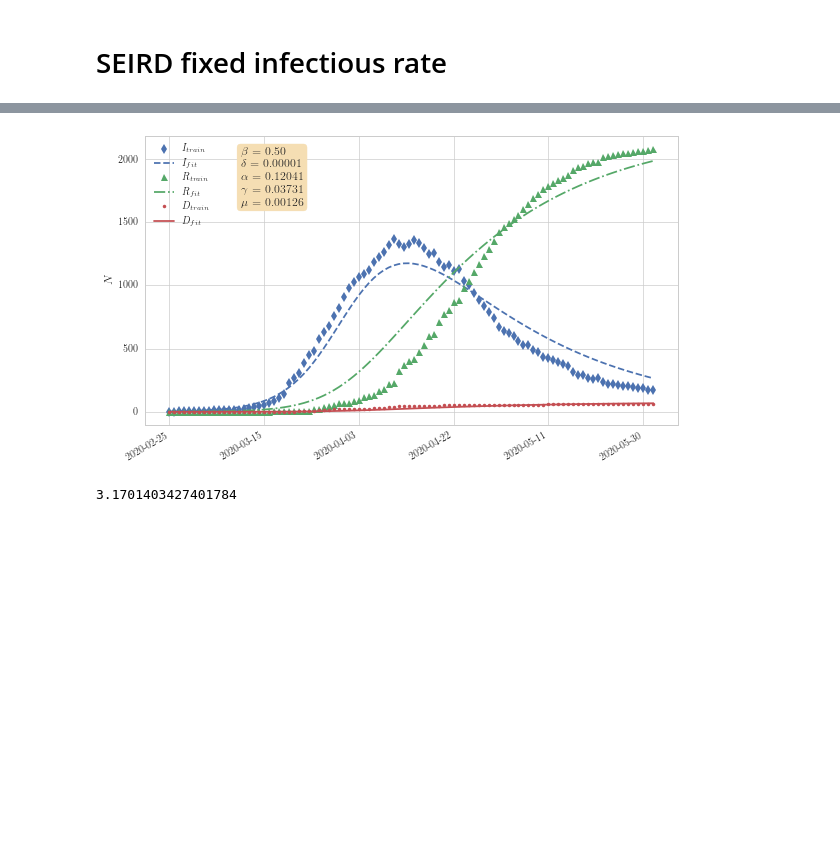
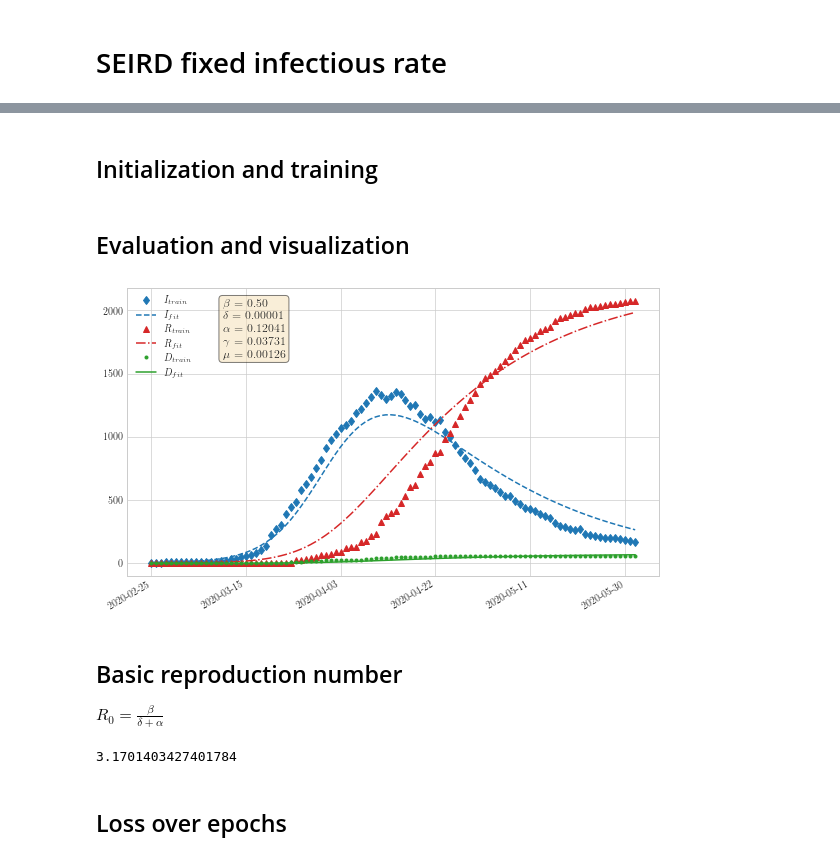
Before and after one commit to akapet00/covid-19-modelling-croatia, a Jupyter notebook: notebooks/05-SEIRD-fixed-infectious-rate-modeling.ipynb, the cells around one changed output, grey strips where cells are left out. Saved outputs shown, nothing was run; the diff lists cells and outputs as text; code cells hidden in the pictures; blank space fills up the shorter version.

```diff
--- a/notebooks/05-SEIRD-fixed-infectious-rate-modeling.ipynb
+++ b/notebooks/05-SEIRD-fixed-infectious-rate-modeling.ipynb
@@ -25,4 +27,4 @@ plt.rcParams.update({
     'ytick.labelsize': 10,
     'figure.figsize': (4.774*2, 2.950*2)
 })
-b, g, r = plt.rcParams['axes.prop_cycle'].by_key()['color'][:3]
+b, o, g, r = plt.rcParams['axes.prop_cycle'].by_key()['color'][:4]
@@ -145 +158,3 @@ model = SEIRD_model()
+# %% [markdown]
+## Initialization and training
 # %%
@@ -146,47 +162,51 @@ model = SEIRD_model()
 params, loss = model.fit(I_train, R_train, D_train, ic)
+# %% [markdown]
+## Evaluation and visualization
 # %%
 start_dt = datetime.datetime(2020, 2, 25)
 end_dt = start_dt + datetime.timedelta(I_train.size)
 dts = mdates.drange(start_dt, end_dt, datetime.timedelta(days=1))
 (S_sim, E_sim, I_sim, R_sim, D_sim) = model.simulate()
 fig = plt.figure()
 ax = fig.subplots(nrows=1, ncols=1)
 ax.plot(dts, I_train, 'd', c=b, label='$I_{train}$')
 ax.plot(dts, I_sim, '--', c=b, label='$I_{fit}$')
-ax.plot(dts, R_train, '^', c=g, label='$R_{train}$')
-ax.plot(dts, R_sim, '-.', c=g, label='$R_{fit}$')
-ax.plot(dts, D_train, '.', c=r, label='$D_{train}$')
-ax.plot(dts, D_sim, '-', c=r, label='$D_{fit}$')
+ax.plot(dts, R_train, '^', c=r, label='$R_{train}$')
+ax.plot(dts, R_sim, '-.', c=r, label='$R_{fit}$')
+ax.plot(dts, D_train, '.', c=g, label='$D_{train}$')
+ax.plot(dts, D_sim, '-', c=g, label='$D_{fit}$')
 ax.text(0.18, 0.96,
         '\n'.join((
             r'$\beta$ = %.2f' % (beta, ),
             r'$\delta$ = %.5f' % (params[0], ),
             r'$\alpha$ = %.5f' % (params[1], ),
             r'$\gamma$ = %.5f' % (params[2], ),
             r'$\mu$ = %.5f' % (params[3], )
         )),
         transform=ax.transAxes,
         verticalalignment='top',
-        bbox=dict(boxstyle='round', color='wheat'))
-ax.set_ylabel('$N$')
+        bbox=dict(boxstyle='round', facecolor='wheat', alpha=0.5))
 ax.legend()
 _ = fig.gca().xaxis.set_major_formatter(mdates.DateFormatter('%Y-%m-%d'))
 _ = fig.gca().xaxis.set_major_locator(mdates.DayLocator(interval=19))
 _ = plt.gcf().autofmt_xdate()
 plt.show()
 fname = 'SEIRD_fitted_fixed-beta_first-wave_uc-None'
 fig.savefig(fname=os.path.join('output', 'figs', fname + '.pdf'),
             format='pdf', bbox_inches='tight')
 # %% [output]
-[figure, old version]
+[figure, new version]
-# %%
-# beta <= average number of contacts per person per time
-# alpha + gamma <= infectious rate = 1/(infectious time period)
-# R0 <= basic reproduction number
-R0 = beta / (params[1] + params[2])
-R0
-# %% [output]
-3.1701403427401784
+# %% [markdown]
+## Basic reproduction number
+
+$ R_0 = \frac{\beta}{\delta + \alpha} $
+# %%
+R0 = beta / (params[1] + params[2])
+R0
+# %% [output]
+3.1701403427401784
+# %% [markdown]
+## Loss over epochs
 # %%
 fig = plt.figure()
 ax = fig.subplots()
```
Also changed, not shown: parts of 13 cells of this notebook, 7 other files.
